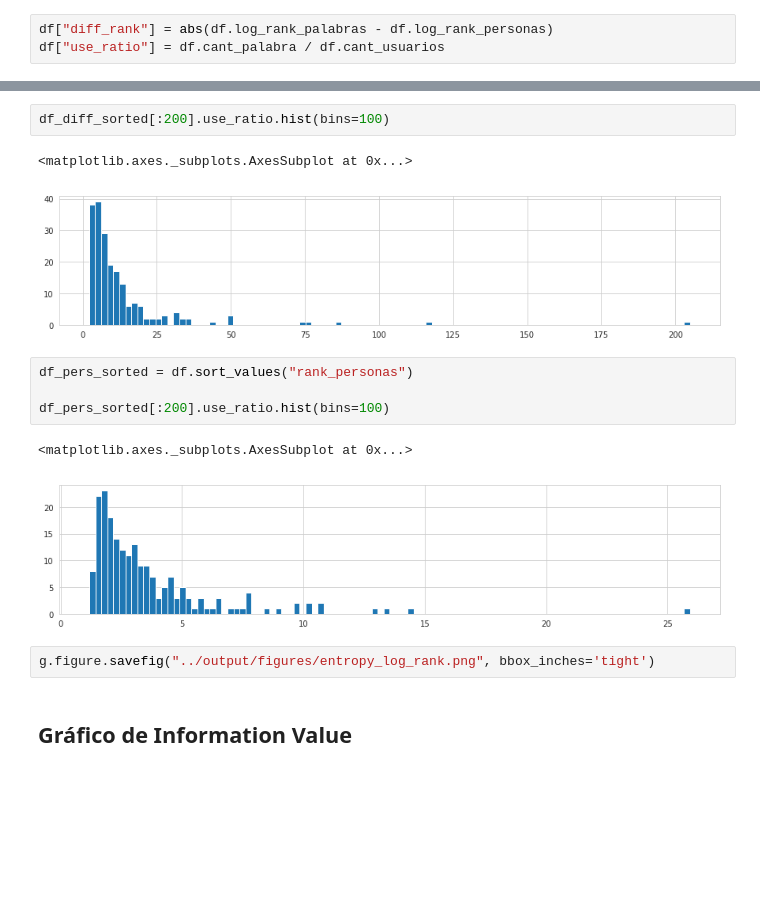
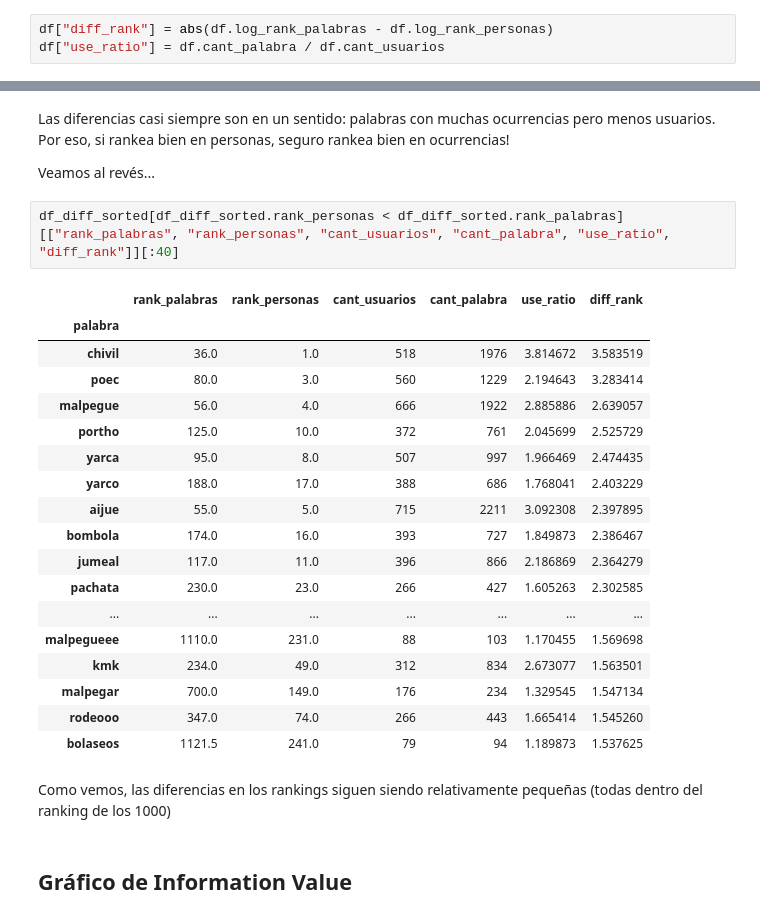
Before and after one commit to finiteautomata/contrastes, a Jupyter notebook: notebooks/graficos-entropia.ipynb, the cells around one changed output, grey strips where cells are left out. Drawn from its saved outputs; the diff is of its cells as text; blank space fills up the shorter version.

```diff
--- a/notebooks/graficos-entropia.ipynb
+++ b/notebooks/graficos-entropia.ipynb
@@ -326,17 +315,30 @@ diff_t
-# %%
-df_diff_sorted[:200].use_ratio.hist(bins=100)
-# %% [output]
-<matplotlib.axes._subplots.AxesSubplot at 0x...>
-[figure, removed]
-# %%
-df_pers_sorted = df.sort_values("rank_personas")
-
-df_pers_sorted[:200].use_ratio.hist(bins=100)
-# %% [output]
-<matplotlib.axes._subplots.AxesSubplot at 0x...>
-[figure, removed]
-# %%
-g.figure.savefig("../output/figures/entropy_log_rank.png", bbox_inches='tight')
+# %% [markdown]
+Las diferencias casi siempre son en un sentido: palabras con muchas ocurrencias pero menos usuarios. Por eso, si rankea bien en personas, seguro rankea bien en ocurrencias!
+
+Veamos al revés...
+# %%
+df_diff_sorted[df_diff_sorted.rank_personas < df_diff_sorted.rank_palabras][["rank_palabras", "rank_personas", "cant_usuarios", "cant_palabra", "use_ratio", "diff_rank"]][:40]
+# %% [output]
+|  | rank_palabras | rank_personas | cant_usuarios | cant_palabra | use_ratio | diff_rank |
+| palabra |  |  |  |  |  |  |
+| chivil | 36.0 | 1.0 | 518 | 1976 | 3.814672 | 3.583519 |
+| poec | 80.0 | 3.0 | 560 | 1229 | 2.194643 | 3.283414 |
+| malpegue | 56.0 | 4.0 | 666 | 1922 | 2.885886 | 2.639057 |
+| portho | 125.0 | 10.0 | 372 | 761 | 2.045699 | 2.525729 |
+| yarca | 95.0 | 8.0 | 507 | 997 | 1.966469 | 2.474435 |
+| yarco | 188.0 | 17.0 | 388 | 686 | 1.768041 | 2.403229 |
+| aijue | 55.0 | 5.0 | 715 | 2211 | 3.092308 | 2.397895 |
+| bombola | 174.0 | 16.0 | 393 | 727 | 1.849873 | 2.386467 |
+| jumeal | 117.0 | 11.0 | 396 | 866 | 2.186869 | 2.364279 |
+| pachata | 230.0 | 23.0 | 266 | 427 | 1.605263 | 2.302585 |
+| ... | ... | ... | ... | ... | ... | ... |
+| malpegueee | 1110.0 | 231.0 | 88 | 103 | 1.170455 | 1.569698 |
+| kmk | 234.0 | 49.0 | 312 | 834 | 2.673077 | 1.563501 |
+| malpegar | 700.0 | 149.0 | 176 | 234 | 1.329545 | 1.547134 |
+| rodeooo | 347.0 | 74.0 | 266 | 443 | 1.665414 | 1.545260 |
+| bolaseos | 1121.5 | 241.0 | 79 | 94 | 1.189873 | 1.537625 |
+# %% [markdown]
+Como vemos, las diferencias en los rankings siguen siendo relativamente pequeñas (todas dentro del ranking de los 1000)
 # %% [markdown]
 ## Gráfico de Information Value
 # %% [markdown]
```
Also changed, not shown: parts of 4 cells of this notebook.
